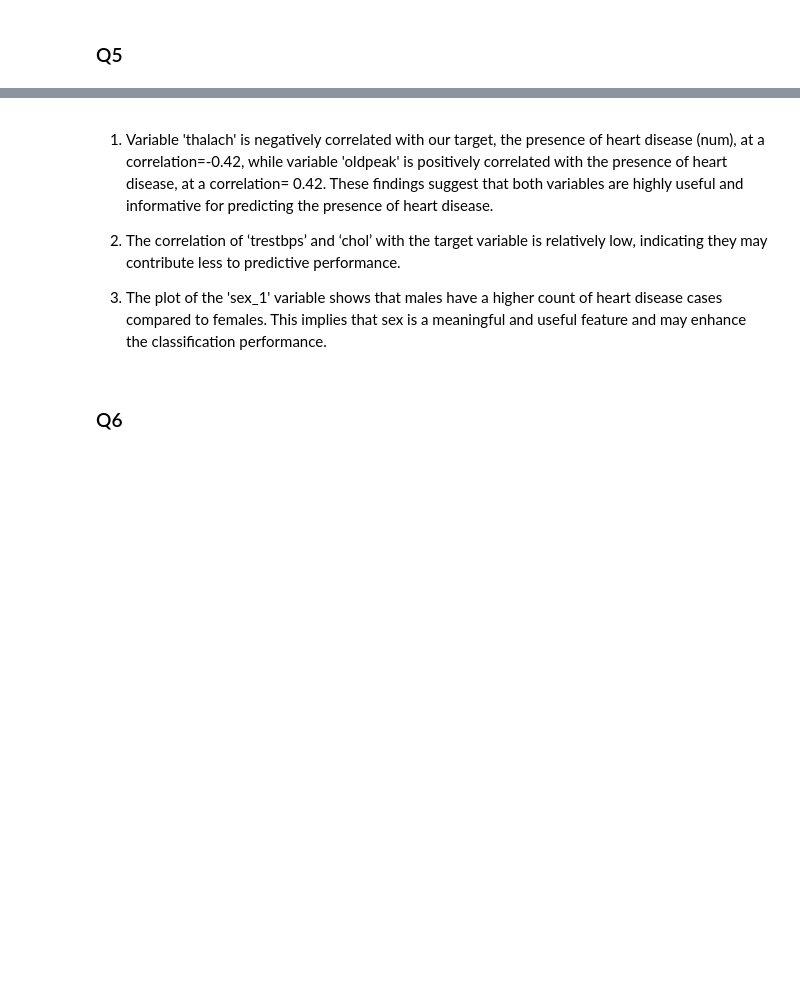
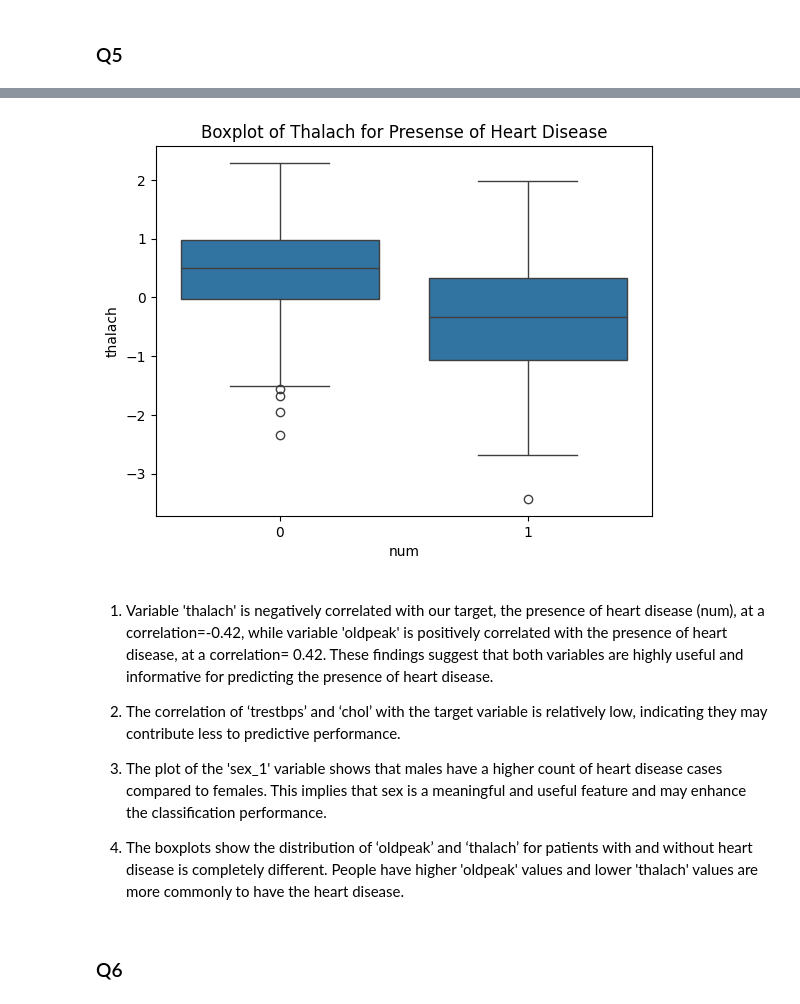
Before and after one commit to SimonLinxy/STATS3DA3_A6, a Jupyter notebook: Assignment6.ipynb, the cells around one changed output, grey strips where cells are left out. Saved outputs shown, nothing was run; the diff lists cells and outputs as text; code cells hidden in the pictures; blank space fills up the shorter version.

```diff
--- a/Assignment6.ipynb
+++ b/Assignment6.ipynb
@@ -362,9 +327,17 @@ dtype: int64
+# %%
+sns.boxplot(x='num', y='thalach', data=trans_data)
+plt.title('Boxplot of Thalach for Presense of Heart Disease')
+plt.show()
+# %% [output]
+[figure, added]
 # %% [markdown]
 1. Variable 'thalach' is negatively correlated with our target, the presence of heart disease (num), at a correlation=-0.42, while variable 'oldpeak' is positively correlated with the presence of heart disease, at a correlation= 0.42. These findings suggest that both variables are highly useful and informative for predicting the presence of heart disease.
 
 2. The correlation of ‘trestbps’ and ‘chol’  with the target variable is relatively low, indicating they may contribute less to predictive performance.
 
 3. The plot of the 'sex_1' variable shows that males have a higher count of heart disease cases compared to females. This implies that sex is a meaningful and useful feature and may enhance the classification performance.
+
+4. The boxplots show the distribution of ‘oldpeak’ and ‘thalach’ for patients with and without heart disease is completely different. People have higher 'oldpeak' values and lower 'thalach' values are more commonly to have the heart disease.
 # %% [markdown]
 ### Q6
 # %%
```
Also changed, not shown: parts of 20 cells of this notebook.
